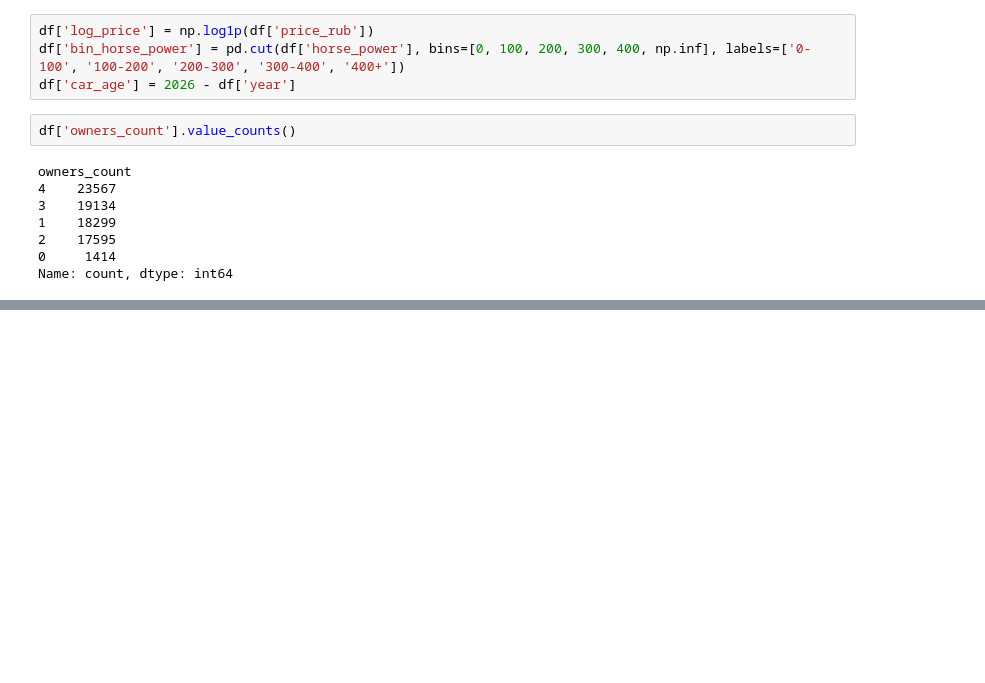
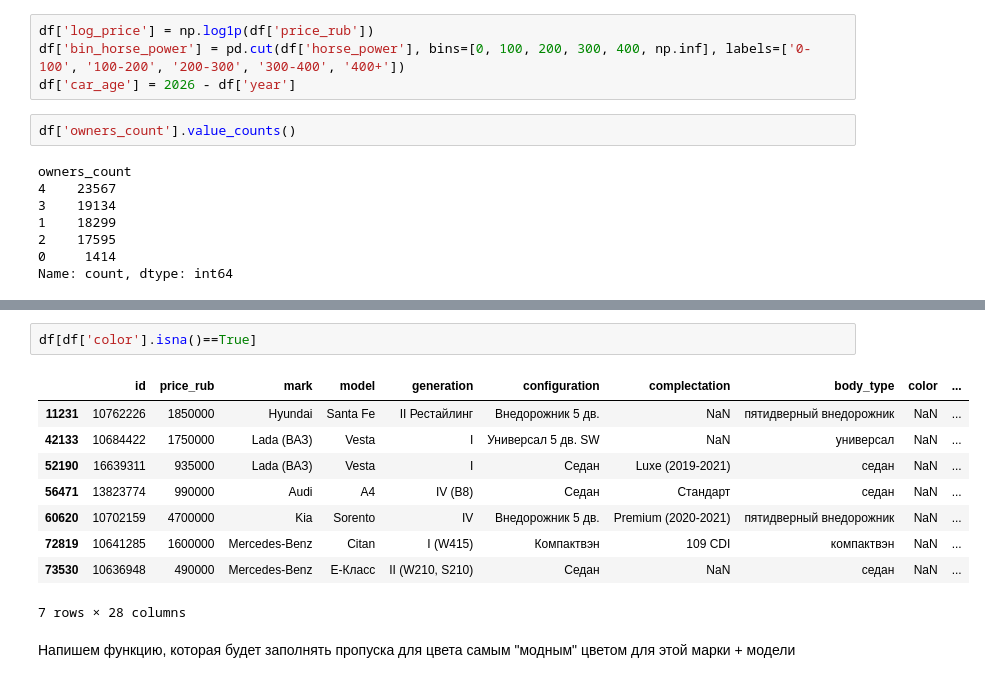
Before and after one commit to KazGet/Predict_car_price, a Jupyter notebook: notebooks/02_preprocess.ipynb, the cells around one changed output, grey strips where cells are left out. Drawn from its saved outputs; the diff is of its cells as text; blank space fills up the shorter version.

```diff
--- a/notebooks/02_preprocess.ipynb
+++ b/notebooks/02_preprocess.ipynb
@@ -50,0 +33,14 @@ array(['оригинал', 'оригинал', 'оригинал', 'оригин
+# %%
+df[df['color'].isna()==True]
+# %% [output]
+|  | id | price_rub | mark | model | generation | configuration | complectation | body_type | color | ... |
+| 11231 | 10762226 | 1850000 | Hyundai | Santa Fe | II Рестайлинг | Внедорожник 5 дв. | NaN | пятидверный внедорожник | NaN | ... |
+| 42133 | 10684422 | 1750000 | Lada (ВАЗ) | Vesta | I | Универсал 5 дв. SW | NaN | универсал | NaN | ... |
+| 52190 | 16639311 | 935000 | Lada (ВАЗ) | Vesta | I | Седан | Luxe (2019-2021) | седан | NaN | ... |
+| 56471 | 13823774 | 990000 | Audi | A4 | IV (B8) | Седан | Стандарт | седан | NaN | ... |
+| 60620 | 10702159 | 4700000 | Kia | Sorento | IV | Внедорожник 5 дв. | Premium (2020-2021) | пятидверный внедорожник | NaN | ... |
+| 72819 | 10641285 | 1600000 | Mercedes-Benz | Citan | I (W415) | Компактвэн | 109 CDI | компактвэн | NaN | ... |
+| 73530 | 10636948 | 490000 | Mercedes-Benz | E-Класс | II (W210, S210) | Седан | NaN | седан | NaN | ... |
+7 rows × 28 columns
+# %% [markdown]
+Напишем функцию, которая будет заполнять пропуска для цвета самым "модным" цветом для этой марки + модели
```
Also changed, not shown: parts of 9 cells of this notebook.
